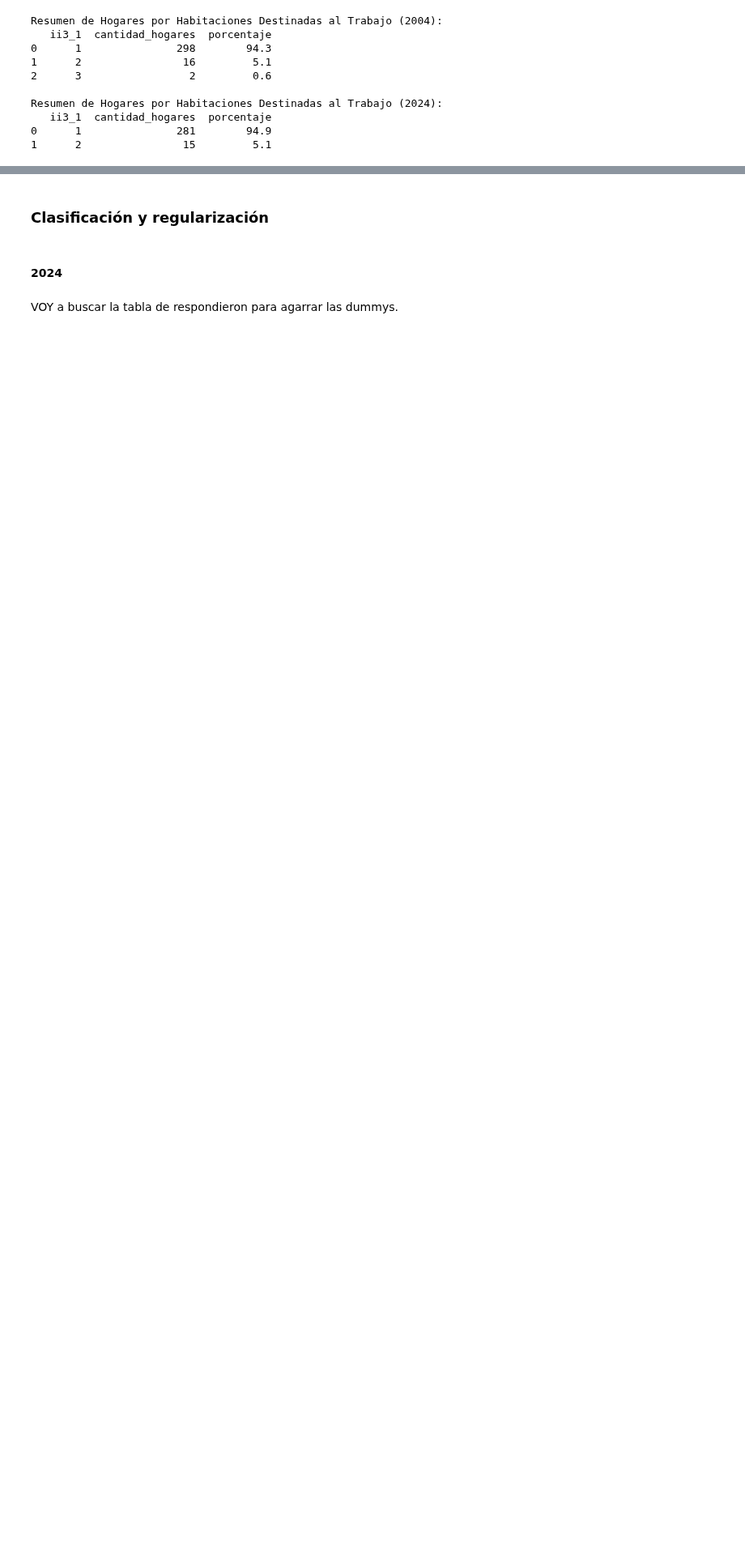
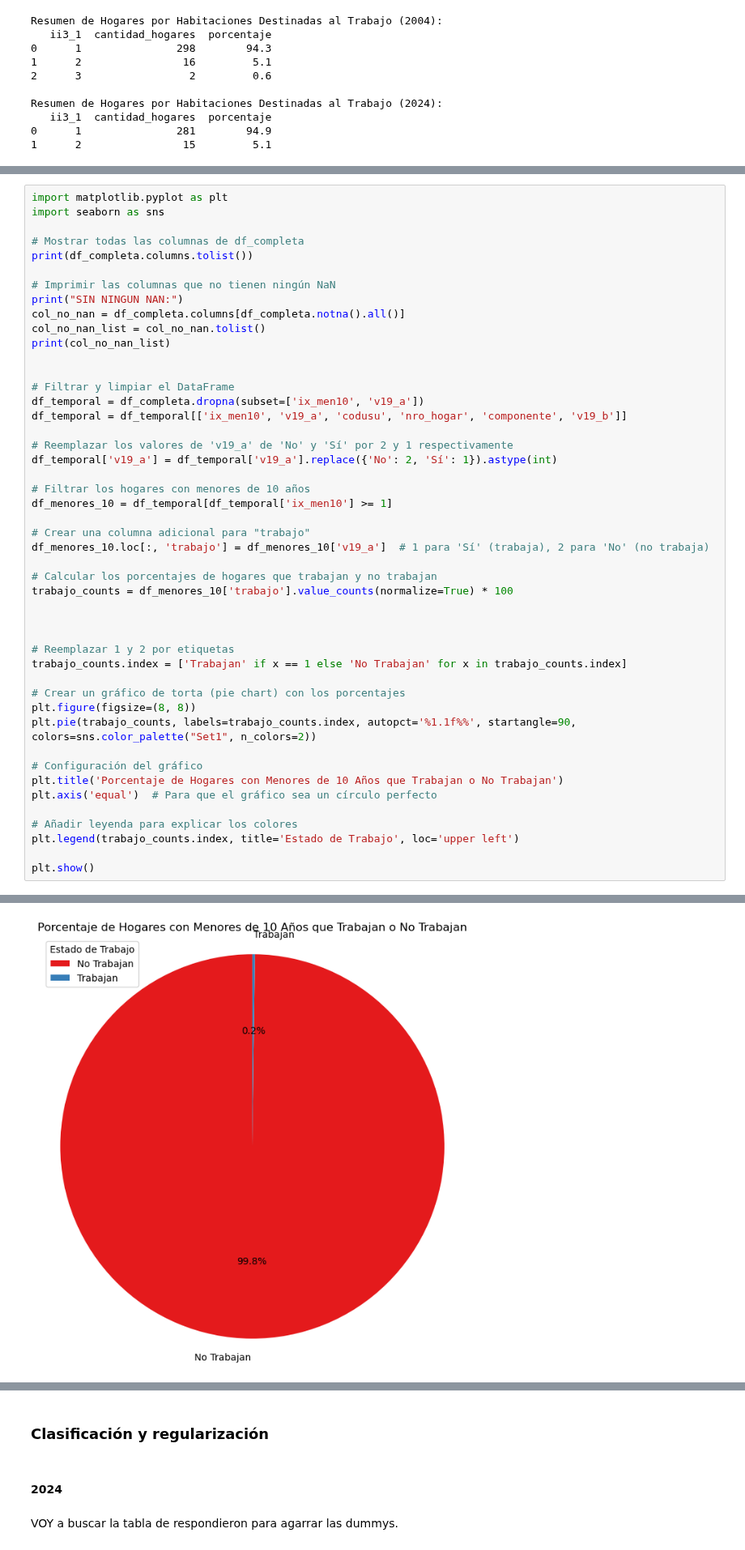
Before and after one commit to miligarofalo/CC408-T2-1, a Jupyter notebook: TP4/TP4_grupal.ipynb, the cells around one changed output, grey strips where cells are left out. Shown at 81% size. Drawn from its saved outputs; the diff is of its cells as text; blank space fills up the shorter version.

```diff
--- a/TP4/TP4_grupal.ipynb
+++ b/TP4/TP4_grupal.ipynb
@@ -656,0 +694,48 @@ Resumen de Hogares por Habitaciones Destinadas al Trabajo (2024):
+# %%
+import matplotlib.pyplot as plt
+import seaborn as sns
+
+# Mostrar todas las columnas de df_completa
+print(df_completa.columns.tolist())
+
+# Imprimir las columnas que no tienen ningún NaN
+print("SIN NINGUN NAN:")
+col_no_nan = df_completa.columns[df_completa.notna().all()]
+col_no_nan_list = col_no_nan.tolist()
+print(col_no_nan_list)
+
+
+# Filtrar y limpiar el DataFrame
+df_temporal = df_completa.dropna(subset=['ix_men10', 'v19_a'])
+df_temporal = df_temporal[['ix_men10', 'v19_a', 'codusu', 'nro_hogar', 'componente', 'v19_b']]
+
+# Reemplazar los valores de 'v19_a' de 'No' y 'Sí' por 2 y 1 respectivamente
+df_temporal['v19_a'] = df_temporal['v19_a'].replace({'No': 2, 'Sí': 1}).astype(int)
+
+# Filtrar los hogares con menores de 10 años
+df_menores_10 = df_temporal[df_temporal['ix_men10'] >= 1]
+
+# Crear una columna adicional para "trabajo"
+df_menores_10.loc[:, 'trabajo'] = df_menores_10['v19_a']  # 1 para 'Sí' (trabaja), 2 para 'No' (no trabaja)
+
+# Calcular los porcentajes de hogares que trabajan y no trabajan
+trabajo_counts = df_menores_10['trabajo'].value_counts(normalize=True) * 100
+
+
+
+# Reemplazar 1 y 2 por etiquetas
+trabajo_counts.index = ['Trabajan' if x == 1 else 'No Trabajan' for x in trabajo_counts.index]
+
+# Crear un gráfico de torta (pie chart) con los porcentajes
+plt.figure(figsize=(8, 8))
+plt.pie(trabajo_counts, labels=trabajo_counts.index, autopct='%1.1f%%', startangle=90, colors=sns.color_palette("Set1", n_colors=2))
+
+# Configuración del gráfico
+plt.title('Porcentaje de Hogares con Menores de 10 Años que Trabajan o No Trabajan')
+plt.axis('equal')  # Para que el gráfico sea un círculo perfecto
+
+# Añadir leyenda para explicar los colores
+plt.legend(trabajo_counts.index, title='Estado de Trabajo', loc='upper left')
+
+plt.show()
+# %% [output]
@@ -656,0 +745 @@ Resumen de Hogares por Habitaciones Destinadas al Trabajo (2024):
+[figure, added]
```
Also changed, not shown: parts of 6 cells of this notebook.
